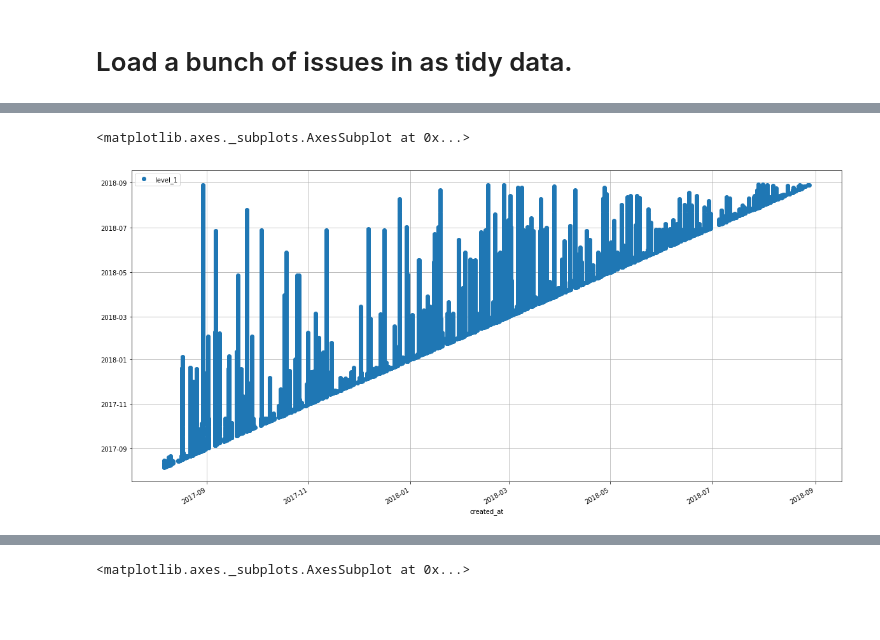
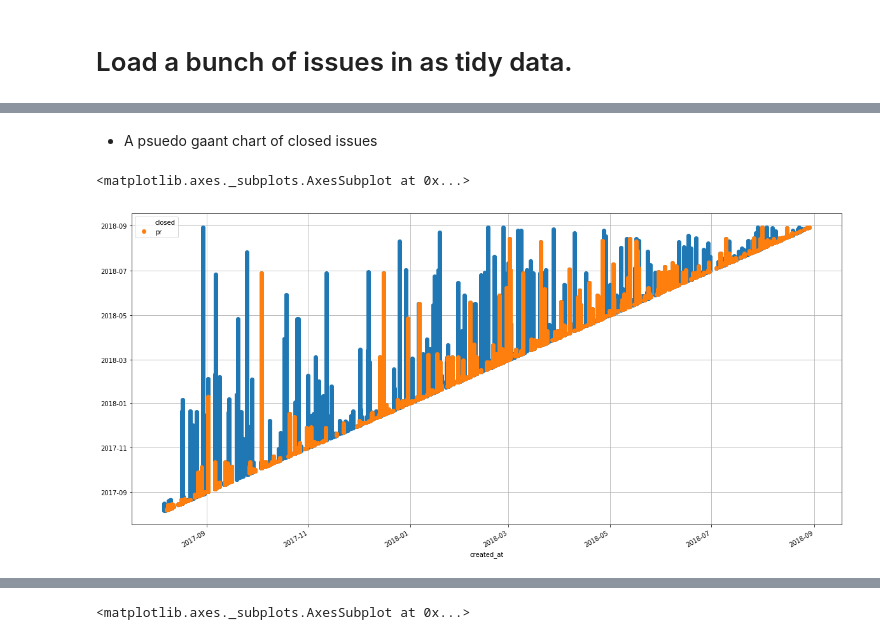
Before and after one commit to deathbeds/deathbeds.github.io, a Jupyter notebook: deathbeds/2018-08-28-Github-project-statistics-and-visualizations.ipynb, the cells around one changed output, grey strips where cells are left out. Drawn from its saved outputs; the diff is of its cells as text; code cells hidden in the pictures; blank space fills up the shorter version.

Commit message:
add some clearer dataframe code for making visualizations
start using stacked more

```diff
--- a/deathbeds/2018-08-28-Github-project-statistics-and-visualizations.ipynb
+++ b/deathbeds/2018-08-28-Github-project-statistics-and-visualizations.ipynb
@@ -22,6 +25,7 @@ times = [object for object in df.columns if object.endswith('_at')]
 df[times] = df[times].applymap(pandas.to_datetime)
 df = df.set_index('created_at').sort_index().drop_duplicates('id')
 df['closed'] = ~df.closed_at.apply(np.isnat).rename('closed')
+df['pr'] = df.pull_request.fillna(False).apply(bool)
 df.sample(2)
 # %% [output]
 of pandas will change to not sort by default.
@@ -59,11 +65,7 @@ AUTHOR = 'author_association'
 Γ = pandas.Grouper(freq='M')
 # %%
 DAILY = pandas.DatetimeIndex(start=df.index.min(), end=df.closed_at.max(), freq='D').round('D')
-
-gaant = (
-    pandas.get_dummies(df.index.round('D')).add(
-        pandas.get_dummies(
-            df.set_index('closed_at').index.fillna(DAILY[-1]).round('D')
-        ), fill_value=0)
-).cumsum(axis=1).eq(1).set_index(df.index)
+# %%
+opened = pandas.DataFrame(np.less_equal(df.index.fillna(pandas.to_datetime('now'))[:, None], DAILY), df.index, DAILY)
+closed = pandas.DataFrame(np.less_equal(df.closed_at.fillna(pandas.to_datetime('now'))[:, None], DAILY), df.index, DAILY)
 # %% [markdown]
@@ -76,7 +99,12 @@ gaant.sum(axis=0).plot()
+# %% [markdown]
+* A psuedo gaant chart of closed issues
 # %%
-gaant[df.closed].stack().pipe(lambda s: s[s]).to_frame()[[]].reset_index(-1).plot(
-    figsize=(20, 10), style=['o'], grid=True
-)
+gaant = opened^closed
+
+gaant[df.closed].stack().pipe(lambda s: s[s]).to_frame()[[]].reset_index(-1)['level_1'].rename('closed').plot(
+    figsize=(20, 10), style=['o'], grid=True, legend=True)
+gaant[np.logical_and(df.closed, df.pr)].stack().pipe(lambda s: s[s]).to_frame()[[]].reset_index(-1)['level_1'].rename('pr').plot(
+    figsize=(20, 10), style=['o'], grid=True, ax=gca(), legend=True)
 # %% [output]
 <matplotlib.axes._subplots.AxesSubplot at 0x...>
-[figure, old version]
+[figure, new version]
```
Also changed, not shown: parts of 23 cells of this notebook.
